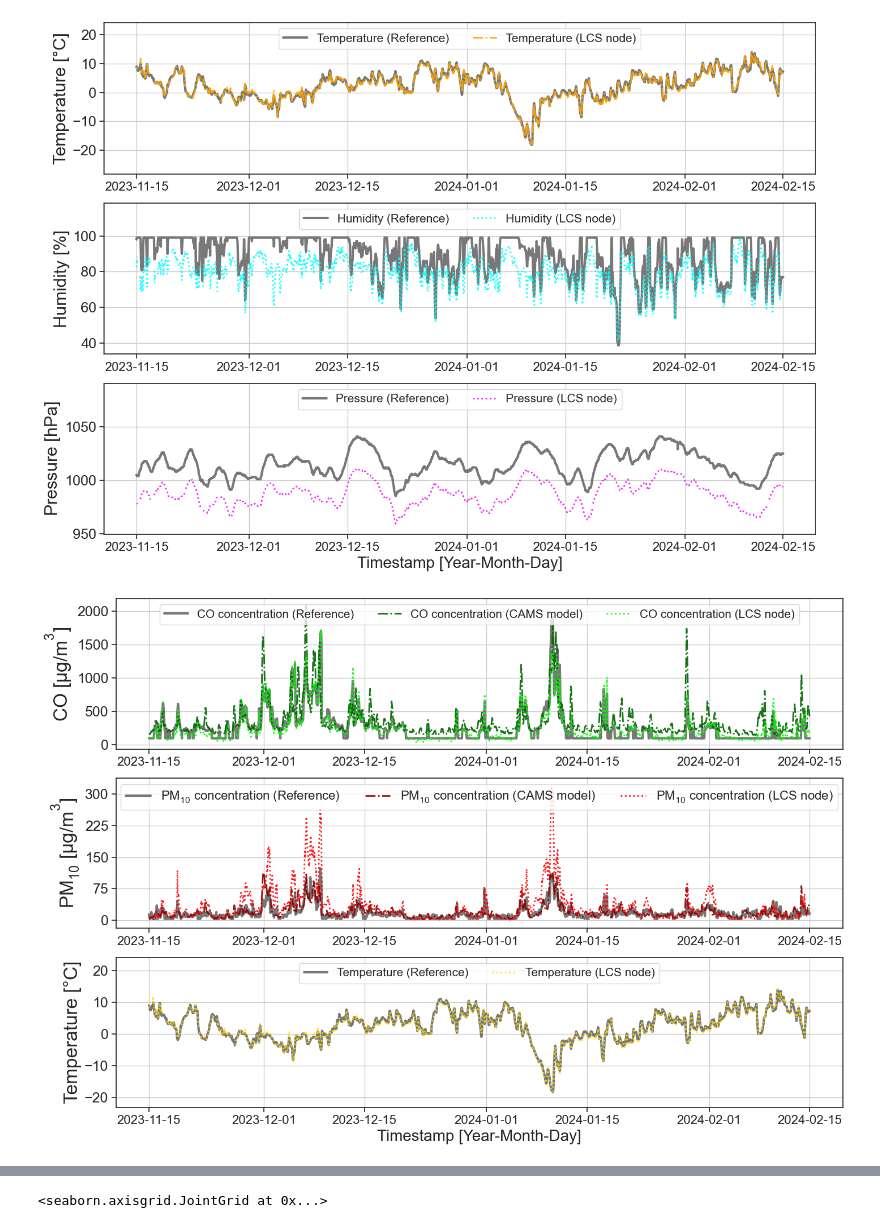
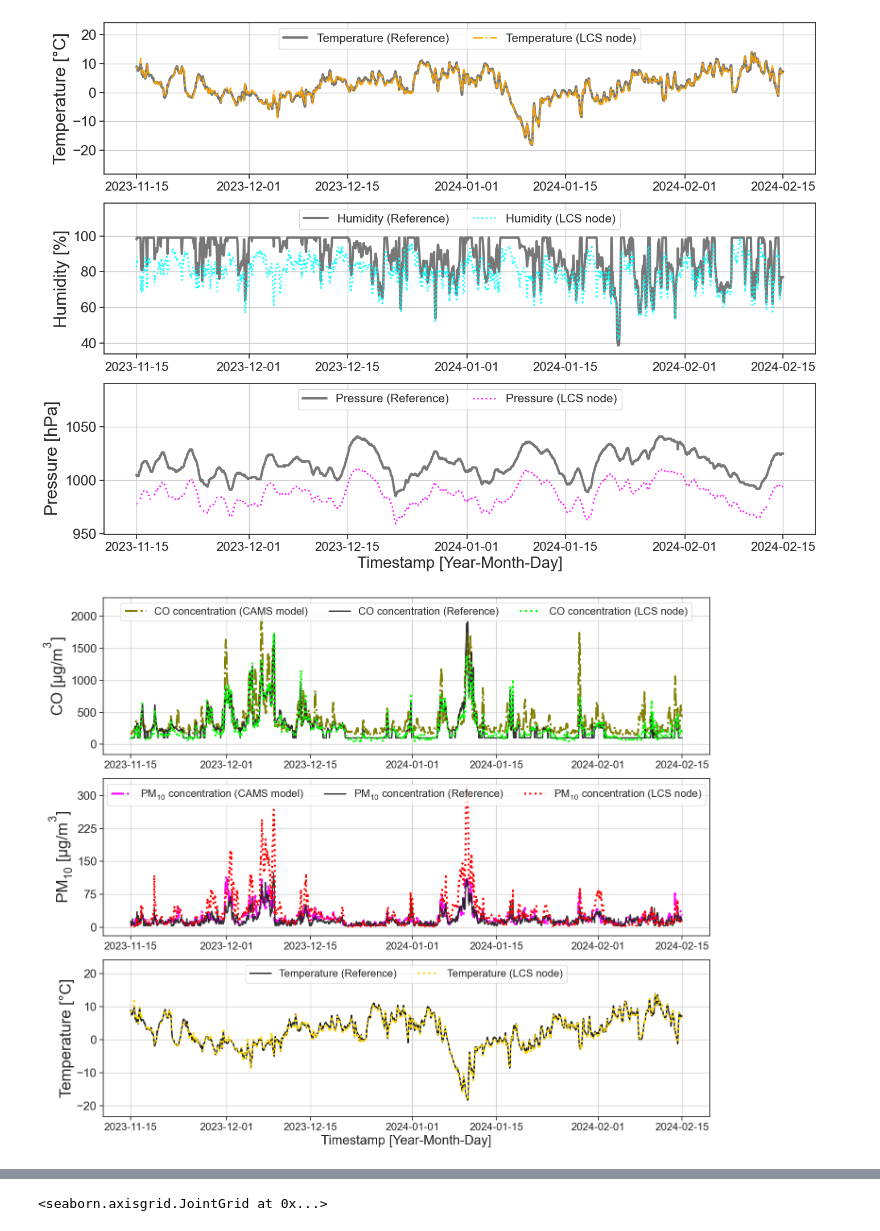
Before and after one commit to vn-hub/kolok_winter, a Jupyter notebook: Winter_Eval_Regres.ipynb, the cells around one changed output, grey strips where cells are left out. Drawn from its saved outputs; the diff is of its cells as text; code cells hidden in the pictures.

Commit message:
Color_Update Winter_Eval_Regres.ipynb

```diff
--- a/Winter_Eval_Regres.ipynb
+++ b/Winter_Eval_Regres.ipynb
@@ -402,33 +402,35 @@ import matplotlib.ticker as ticker
 import matplotlib.pyplot as plt
 
 # Create a figure and a set of subplots with adjusted height
-fig, axs = plt.subplots(3, 1, figsize=(15, 10))  # 4 rows, 1 column, reduced height
+fig, axs = plt.subplots(3, 1, figsize=(15, 12))  # 4 rows, 1 column, reduced height
 
 # Define the y-axis limits for CO
-y_min = min(df['CO [ug/m3]'].min(), df['carbon_monoxide (μg/m³)'].min(), df['CO'].min())-100
-y_max = max(df['CO [ug/m3]'].max(), df['carbon_monoxide (μg/m³)'].max(), df['CO'].max())+100
+y_min = min(df['CO [ug/m3]'].min(), df['carbon_monoxide (μg/m³)'].min(), df['CO'].min())-200
+y_max = max(df['CO [ug/m3]'].max(), df['carbon_monoxide (μg/m³)'].max(), df['CO'].max())+200
 
 # First subplot
-axs[0].plot(df['GMT'], df['CO [ug/m3]'], color="dimgrey", linestyle="solid", linewidth=3, alpha=0.9, label='CO concentration (Reference)')
-axs[0].plot(df['GMT'], df['carbon_monoxide (μg/m³)'], color="darkgreen", linestyle="dashdot", linewidth=2, alpha=0.9, label='CO concentration (CAMS model)')
-axs[0].plot(df['GMT'], df['CO'], color="lime", linestyle="dotted", linewidth=2, alpha=0.9,  label='CO concentration (LCS node)')
+axs[0].plot(df['GMT'], df['carbon_monoxide (μg/m³)'], color="olive", linestyle="dashdot", linewidth=3, alpha=0.99, label='CO concentration (CAMS model)')
+axs[0].plot(df['GMT'], df['CO [ug/m3]'], color="k", linestyle="solid", linewidth=2, alpha=0.88, label='CO concentration (Reference)')
+axs[0].plot(df['GMT'], df['CO'], color="lime", linestyle="dotted", linewidth=3, alpha=0.99,  label='CO concentration (LCS node)')
 axs[0].set_ylabel('CO [$µg/m^3$]', fontsize=24)
 axs[0].grid(True)
 axs[0].set_ylim(y_min, y_max)
 axs[0].yaxis.set_major_locator(ticker.MultipleLocator(500))  # Adjust interval as needed
 axs[0].tick_params(axis='y', labelsize=18)
 axs[0].tick_params(axis='x', labelsize=16)
-axs[0].legend(loc='upper center', bbox_to_anchor=(0.5, 1.0 * y_max / y_max), ncol=3, fontsize=15)
+axs[0].legend(loc='upper center', bbox_to_anchor=(0.5, 1.0 * y_max / y_max), ncol=3, fontsize=16)
 
 # Define the y-axis limits for PM10
 y_min = min(df['PM10 [ug/m3]'].min(), df['pm10 (μg/m³)'].min(), df['PM_10_y'].min())-20
 y_max = max(df['PM10 [ug/m3]'].max(), df['pm10 (μg/m³)'].max(), df['PM_10_y'].max())+20
 
 # Second subplot
-axs[1].plot(df['GMT'], df['PM10 [ug/m3]'], color="dimgrey", linestyle="solid", linewidth=3, alpha=0.9, label='$PM_{10}$ concentration (Reference)')
 #axs[1].plot(df['GMT'], df['dust (μg/m³)']*10, color="yellow", linestyle="solid", linewidth=2, alpha=0.9, label='10 x Dust concentration (CAMS)')
-axs[1].plot(df['GMT'], df['pm10 (μg/m³)'], color="darkred", linestyle="dashdot", linewidth=2, alpha=0.9, label='$PM_{10}$ concentration (CAMS model)')
-axs[1].plot(df['GMT'], df['PM_10_y'], color="red", linestyle="dotted", linewidth=2, alpha=0.9,  label='$PM_{10}$ concentration (LCS node)')
+
+axs[1].plot(df['GMT'], df['pm10 (μg/m³)'], color="magenta", linestyle="dashdot", linewidth=3, alpha=0.99, label='$PM_{10}$ concentration (CAMS model)')
+axs[1].plot(df['GMT'], df['PM10 [ug/m3]'], color="k", linestyle="solid", linewidth=2, alpha=0.88, label='$PM_{10}$ concentration (Reference)')
+axs[1].plot(df['GMT'], df['PM_10_y'], color="red", linestyle="dotted", linewidth=3, alpha=0.99,  label='$PM_{10}$ concentration (LCS node)')
+
 axs[1].set_ylabel('$PM_{10}$ [$µg/m^3$]', fontsize=24)
 axs[1].grid(True)
 axs[1].set_ylim(y_min, y_max)
@@ -441,40 +443,40 @@ axs[1].legend(loc='upper center', bbox_to_anchor=(0.5, 1.0 * y_max / y_max), nco
 y_min = min(df['T'].min()-273.15, df['TEMP [°C]'].min())-5
 y_max = max(df['T'].max()-273.15, df['TEMP [°C]'].max())+10
 
-axs[2].plot(df['GMT'], df['TEMP [°C]'], color="dimgrey", linestyle="solid", linewidth=3, alpha=0.9, label='Temperature (Reference)')
-axs[2].plot(df['GMT'], df['T']-273.15, color="gold", linestyle="dotted", linewidth=2, alpha=0.9, label='Temperature (LCS node)')
+axs[2].plot(df['GMT'], df['TEMP [°C]'], color="k", linestyle="solid", linewidth=2, alpha=0.99, label='Temperature (Reference)')
+axs[2].plot(df['GMT'], df['T']-273.15, color="gold", linestyle="dotted", linewidth=3, alpha=0.99, label='Temperature (LCS node)')
 axs[2].set_ylabel('Temperature [°C]', fontsize=24)
 axs[2].grid(True)
 axs[2].set_ylim(y_min, y_max)
 axs[2].yaxis.set_major_locator(ticker.MultipleLocator(10))  # Adjust interval as needed
 axs[2].tick_params(axis='y', labelsize=18)
 axs[2].tick_params(axis='x', labelsize=16)
-axs[2].legend(loc='upper center', bbox_to_anchor=(0.5, 1.0 * y_max / y_max), ncol=3, fontsize=15)
+axs[2].legend(loc='upper center', bbox_to_anchor=(0.5, 1.0 * y_max / y_max), ncol=3, fontsize=16)
 
 axs[2].set_xlabel('Timestamp [Year-Month-Day]', fontsize=20)
 
 # Define the y-axis limits for O3
 #y_min = min(df['O3 [ug/m3]'].min(), df['ozone (μg/m³)'].min())
 #y_max = max(df['O3 [ug/m3]'].max(), df['ozone (μg/m³)'].max())
 
 # Fourth subplot
 #axs[2].plot(df['GMT'], df['O3 [ug/m3]'], color="grey", linestyle="solid", linewidth=3, alpha=0.9, label='$O_3$ concentration (Reference)')
 #axs[2].plot(df['GMT'], df['ozone (μg/m³)'], color="darkorange", linestyle="dashdot", linewidth=2, alpha=0.9, label='$O_3$ concentration (CAMS model)')
 #axs[2].set_ylabel('$O_3$ [$µg/m^3$]', fontsize=15)
 #axs[2].set_xlabel('Timestamp [Year-Month-Day]', fontsize=15)
 #axs[2].grid(True)
 #axs[2].set_ylim(y_min, y_max)
 #axs[2].yaxis.set_major_locator(ticker.MultipleLocator(20))  # Adjust interval as needed
 #axs[2].tick_params(axis='y', labelsize=15)
 #axs[2].legend(loc='upper center', bbox_to_anchor=(0.5, 1.02 * y_max / y_max), ncol=3, fontsize=15)
 
 # Adjust layout to prevent overlap
 plt.tight_layout()
 
 # Show the plot
 plt.show()
 # %% [output]
-[figure, old version]
+[figure, new version]
 # %%
 # Plot the diel trend
 atmospy.dielplot(data=df,
```
Also changed, not shown: parts of 2 cells of this notebook.
